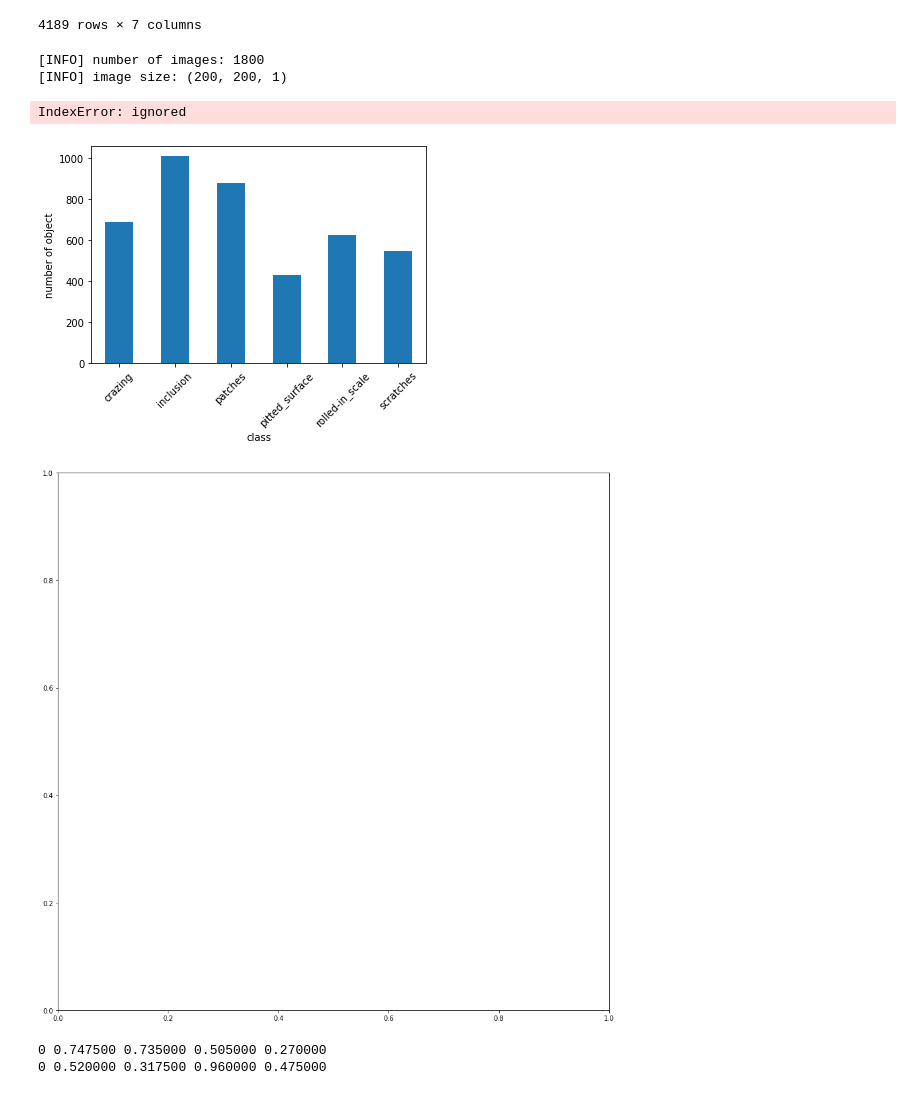
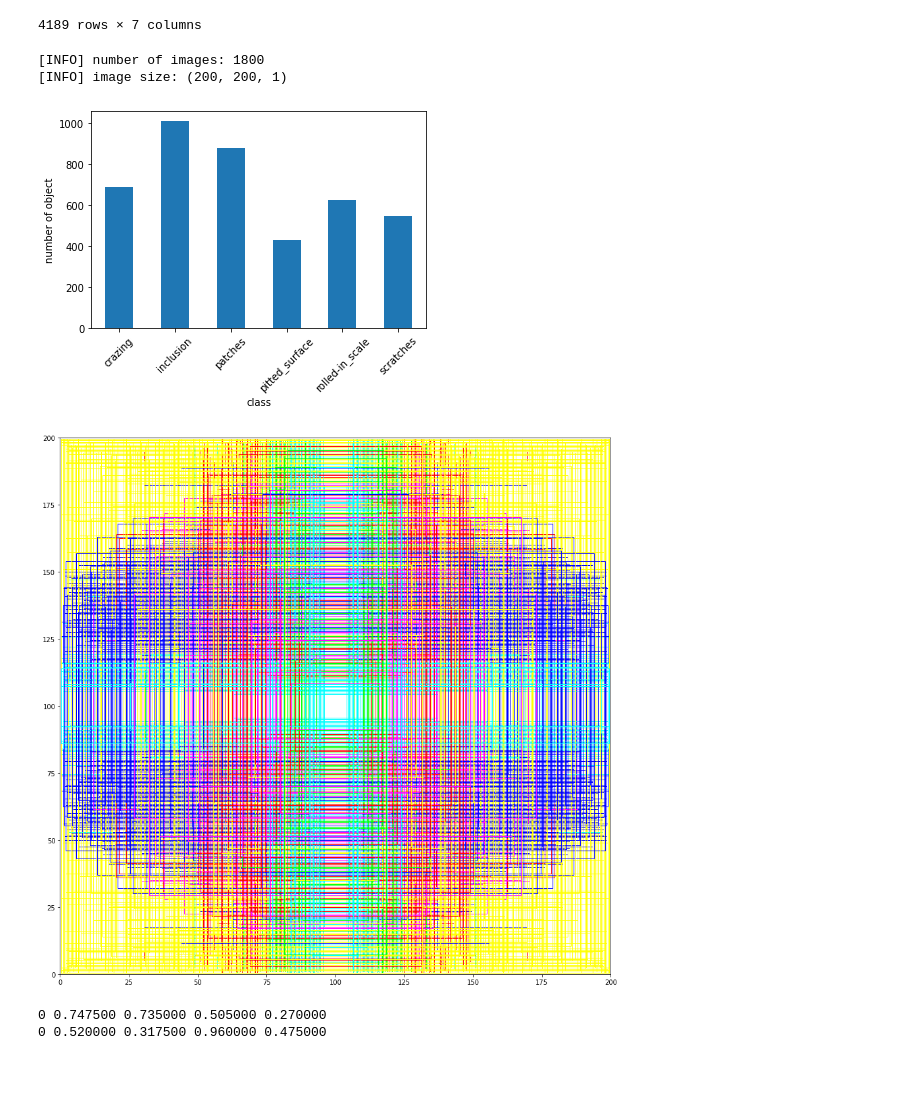
Before and after one commit to LapTQ/surface_defect_detection, a Jupyter notebook: surface_defect_detection.ipynb, the cells around one changed output. Saved outputs shown, nothing was run; the diff lists cells and outputs as text; code cells hidden in the pictures.

```diff
--- a/surface_defect_detection.ipynb
+++ b/surface_defect_detection.ipynb
@@ -174,36 +174,35 @@ print("[INFO] number of images:", len(info_df['filename'].unique()))
 print("[INFO] image size:", info_df['image_size'].unique()[0])
 info_df.groupby('class')['class'].count().plot.bar(ylabel='number of object', rot=45)
 
 # info_df['x'] = (info_df['xmin'] + info_df['xmax']) / 2
 # info_df['y'] = (info_df['ymin'] + info_df['ymax']) / 2
 info_df['w'] = (info_df['xmax'] - info_df['xmin'])
 info_df['h'] = (info_df['ymax'] - info_df['ymin'])
 
-info_df, _ = train_test_split(info_df, test_size=0.3)
+# info_df, _ = train_test_split(info_df, test_size=0.3)
 
 colors = {
     'crazing': (0, 0, 1),
     'inclusion': (0, 1, 0),
     'patches': (1, 0, 0),
     'pitted_surface': (1, 1, 0),
     'rolled-in_scale': (1, 0, 1),
     'scratches': (0, 1, 1)
 }
 plt.figure(figsize=(15, 15))
 ax = plt.gca()
 for index in info_df.index:
     patch = plt.Rectangle([100 - info_df.iloc[index]['w']/2, 100 - info_df.iloc[index]['h']/2], info_df.iloc[index]['w'], info_df.iloc[index]['h'],
                           fill=False, edgecolor=colors[info_df.iloc[index]['class']], linewidth=1)
     ax.add_patch(patch)
 plt.ylim([0, 200])
 plt.xlim([0, 200])
 plt.show()
 # %% [output]
 [INFO] number of images: 1800
 [INFO] image size: (200, 200, 1)
-IndexError: ignored
 [figure]
-[figure, old version]
+[figure, new version]
 # %%
 !mkdir dataset
 !mkdir dataset/labels
```
Also changed, not shown: parts of 2 cells of this notebook.
